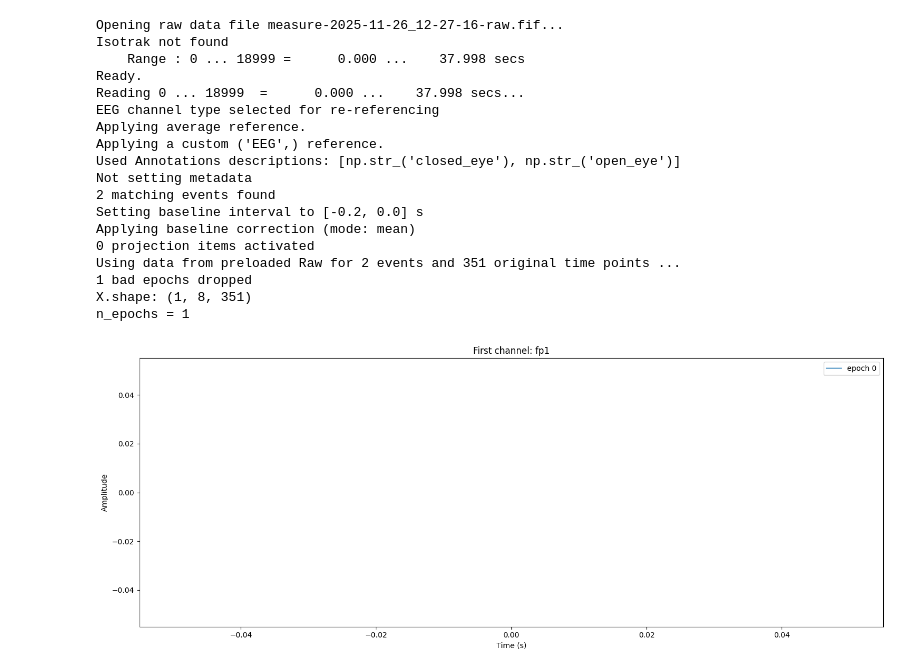
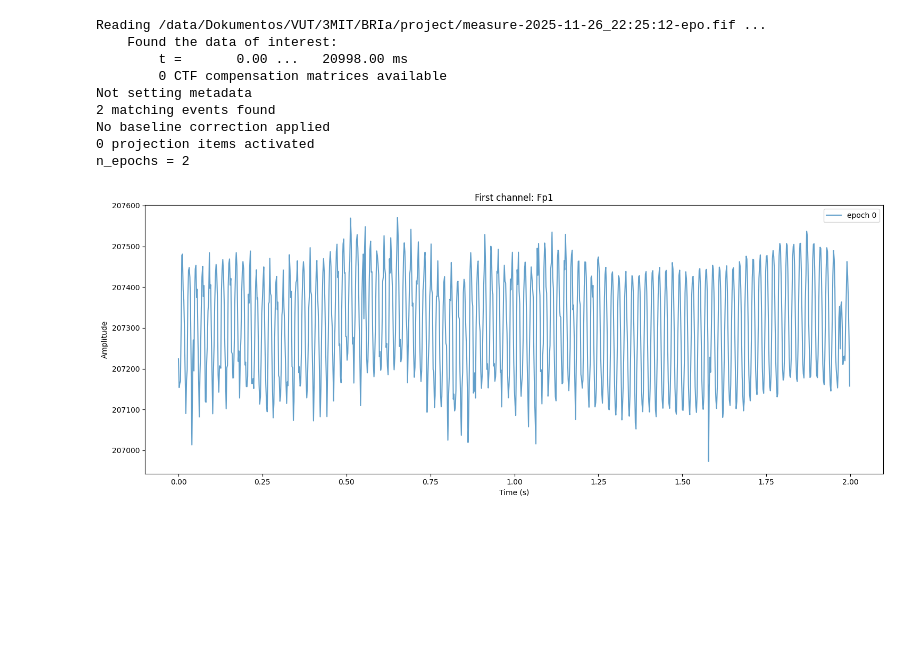
Before and after one commit to juraj-juraj/BRIA_project, a Jupyter notebook: visualize.ipynb, the cells around one changed output. Cells and saved outputs as stored; diff of their text form; code cells hidden in the pictures; blank space fills up the shorter version.

```diff
--- a/visualize.ipynb
+++ b/visualize.ipynb
@@ -1,66 +1,40 @@
 # %%
 
 import mne
 import numpy as np
-import matplotlib.pyplot as plt
-
-file_name = "measure-2025-11-26_12-27-16-raw.fif"
-
-raw = mne.io.read_raw_fif(file_name, preload=True)
-raw.set_eeg_reference("average")
-events, event_id = mne.events_from_annotations(raw)
-epochs = mne.Epochs(
-    raw,                # The Raw data object
-    events,             # The events array derived from annotations
-    event_id=event_id,  # The ID mapping derived from annotations
-    # tmin=T_MIN,         # Start time of the epoch
-    # tmax=T_MAX,         # End time of the epoch
-    preload=True,       # Load all epoched data into memory
-)
-del raw
-
-
+epochs = mne.read_epochs("measure-2025-11-26_22:25:12-epo.fif", preload=True)
 # epochs.plot(scalings="auto", show=True)
 X = epochs.get_data()  # shape (n_epochs, n_channels, n_times)
-print(f"X.shape: {X.shape}")
-
 first_channel_data = X[:, 1, 2000:3000]  # Data for the first channel across all epochs
 
 # l_freq, h_freq = 0.5, 40.0
 # first_channel_data = mne.filter.filter_data(first_channel_data, 500, l_freq, h_freq, fir_design='firwin')
 
+
+import matplotlib.pyplot as plt
 
 n_epochs, n_times = first_channel_data.shape
 print(f"{n_epochs = }")
 times = np.arange(n_times) / float(epochs.info['sfreq'])
 
 plt.figure(figsize=(15, 6))
 for i in range(1):
     plt.plot(times, first_channel_data[i], alpha=0.7, label=f'epoch {i}' if n_epochs <= 10 else None)
 plt.xlabel('Time (s)')
 plt.ylabel('Amplitude')
 plt.title(f'First channel: {epochs.ch_names[0]}')
 if n_epochs <= 10:
     plt.legend()
 plt.tight_layout()
 plt.show()
 # %% [output]
-Opening raw data file measure-2025-11-26_12-27-16-raw.fif...
-Isotrak not found
-    Range : 0 ... 18999 =      0.000 ...    37.998 secs
-Ready.
-Reading 0 ... 18999  =      0.000 ...    37.998 secs...
-EEG channel type selected for re-referencing
-Applying average reference.
-Applying a custom ('EEG',) reference.
-Used Annotations descriptions: [np.str_('closed_eye'), np.str_('open_eye')]
+Reading /data/Dokumentos/VUT/3MIT/BRIa/project/measure-2025-11-26_22:25:12-epo.fif ...
+    Found the data of interest:
+        t =       0.00 ...   20998.00 ms
+        0 CTF compensation matrices available
 Not setting metadata
 2 matching events found
-Setting baseline interval to [-0.2, 0.0] s
-Applying baseline correction (mode: mean)
+No baseline correction applied
 0 projection items activated
-Using data from preloaded Raw for 2 events and 351 original time points ...
-1 bad epochs dropped
-X.shape: (1, 8, 351)
-n_epochs = 1
+n_epochs = 2
-[figure, old version]
+[figure, new version]
```
Also changed, not shown: 2 other files.
